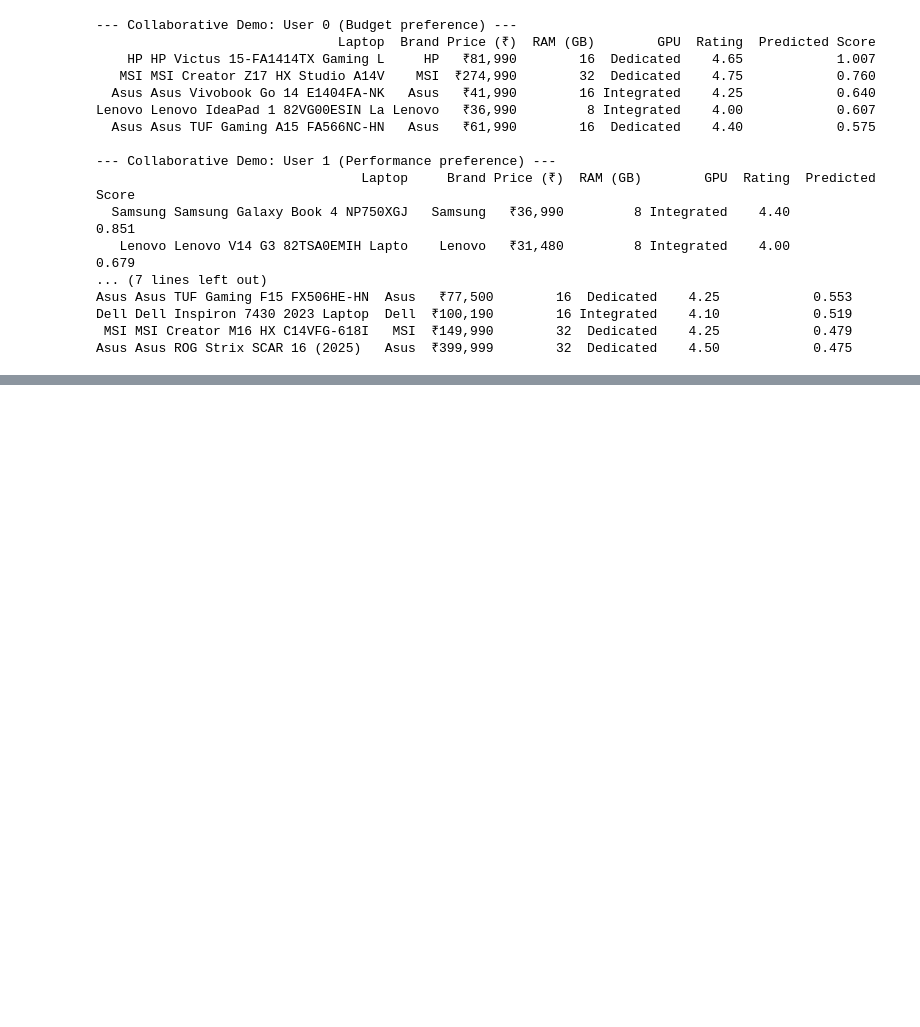
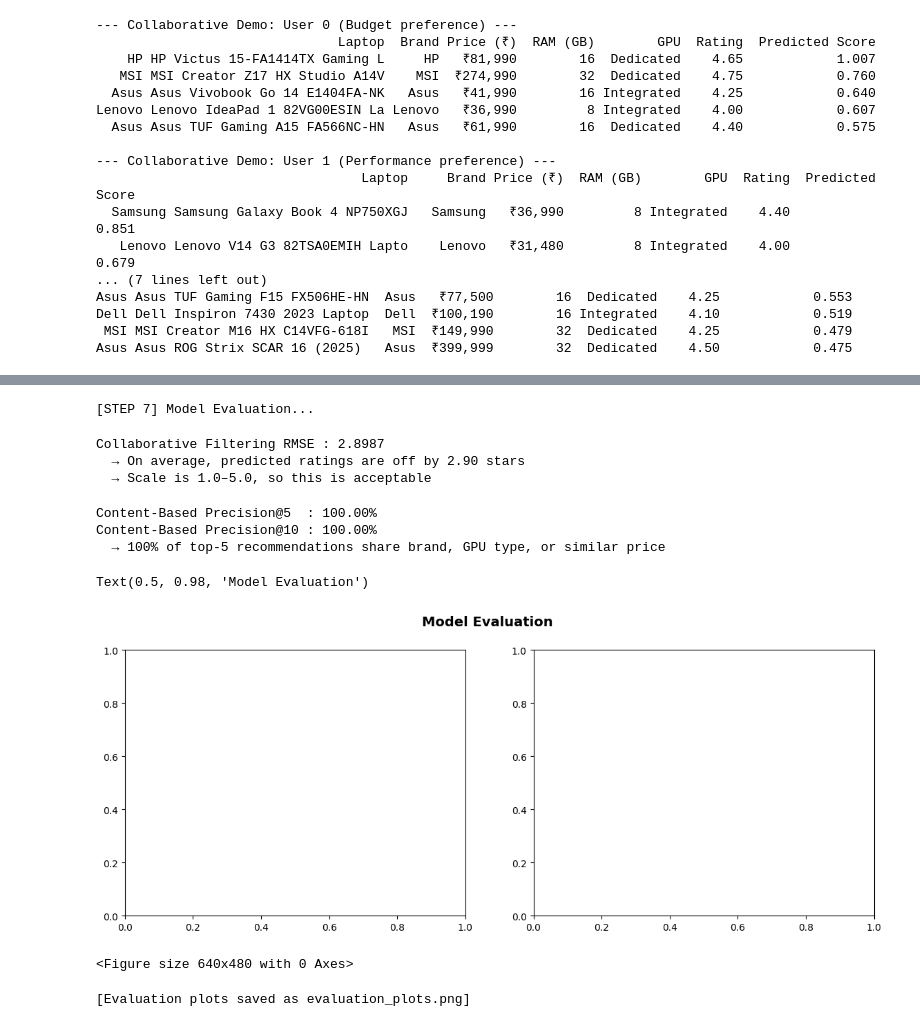
Before and after one commit to hetalsharmaaa/perzonix, a Jupyter notebook: laptoprecommendation.ipynb, the cells around one changed output, grey strips where cells are left out. Drawn from its saved outputs; the diff is of its cells as text; code cells hidden in the pictures; blank space fills up the shorter version.

Commit message:
model evaluation

```diff
--- a/laptoprecommendation.ipynb
+++ b/laptoprecommendation.ipynb
@@ -394,0 +463,19 @@ print("[STEP 6] Hybrid Model (Content-Based + Collaborative)...")
+# %%
+print("[STEP 7] Model Evaluation...")
+# %% [output]
+[STEP 7] Model Evaluation...
+# %%
+actual_flat    = user_item_matrix.flatten()
+predicted_flat = predicted_ratings.flatten()
+
+# Only evaluate on rated entries (non-zero actual ratings)
+rated_mask = actual_flat > 0
+rmse = np.sqrt(mean_squared_error(actual_flat[rated_mask],
+                                   predicted_flat[rated_mask]))
+print(f"\nCollaborative Filtering RMSE : {rmse:.4f}")
+print(f"  → On average, predicted ratings are off by {rmse:.2f} stars")
+print(f"  → Scale is 1.0–5.0, so this is {'good' if rmse < 0.8 else 'acceptable'}")
+# %% [output]
+Collaborative Filtering RMSE : 2.8987
+  → On average, predicted ratings are off by 2.90 stars
+  → Scale is 1.0–5.0, so this is acceptable
@@ -394,0 +500,14 @@ print("[STEP 6] Hybrid Model (Content-Based + Collaborative)...")
+# %%
+print(f"\nContent-Based Precision@5  : {p_at_5:.2%}")
+print(f"Content-Based Precision@10 : {p_at_10:.2%}")
+print(f"  → {p_at_5:.0%} of top-5 recommendations share brand, GPU type, or similar price")
+# %% [output]
+Content-Based Precision@5  : 100.00%
+Content-Based Precision@10 : 100.00%
+  → 100% of top-5 recommendations share brand, GPU type, or similar price
+# %%
+fig, axes = plt.subplots(1, 2, figsize=(14, 5))
+fig.suptitle("Model Evaluation", fontsize=14, fontweight="bold")
+# %% [output]
+Text(0.5, 0.98, 'Model Evaluation')
+[figure, added]
@@ -394,0 +532,8 @@ print("[STEP 6] Hybrid Model (Content-Based + Collaborative)...")
+# %%
+plt.tight_layout()
+plt.savefig("evaluation_plots.png", dpi=150, bbox_inches="tight")
+plt.show()
+print("\n[Evaluation plots saved as evaluation_plots.png]")
+# %% [output]
+<Figure size 640x480 with 0 Axes>
+[Evaluation plots saved as evaluation_plots.png]
```
Also changed, not shown: parts of 6 cells of this notebook.
